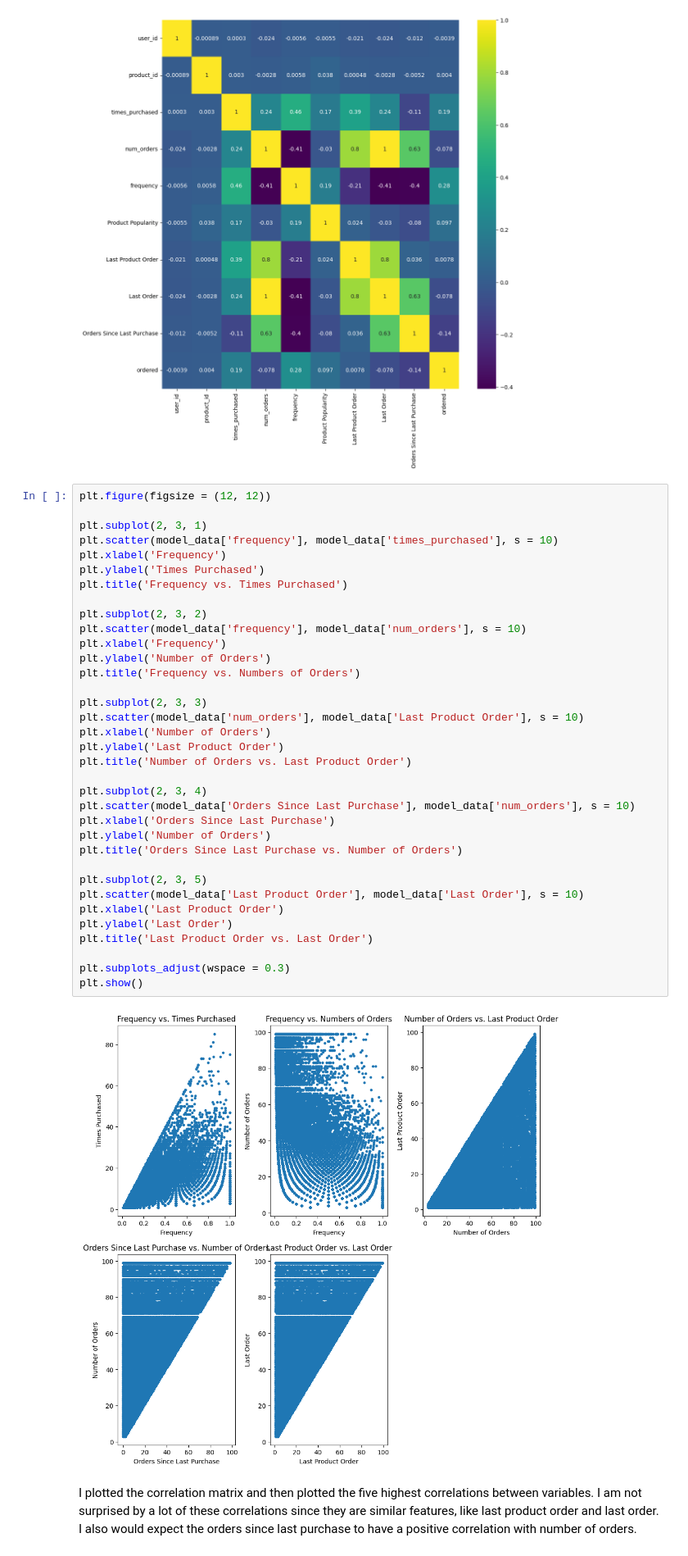
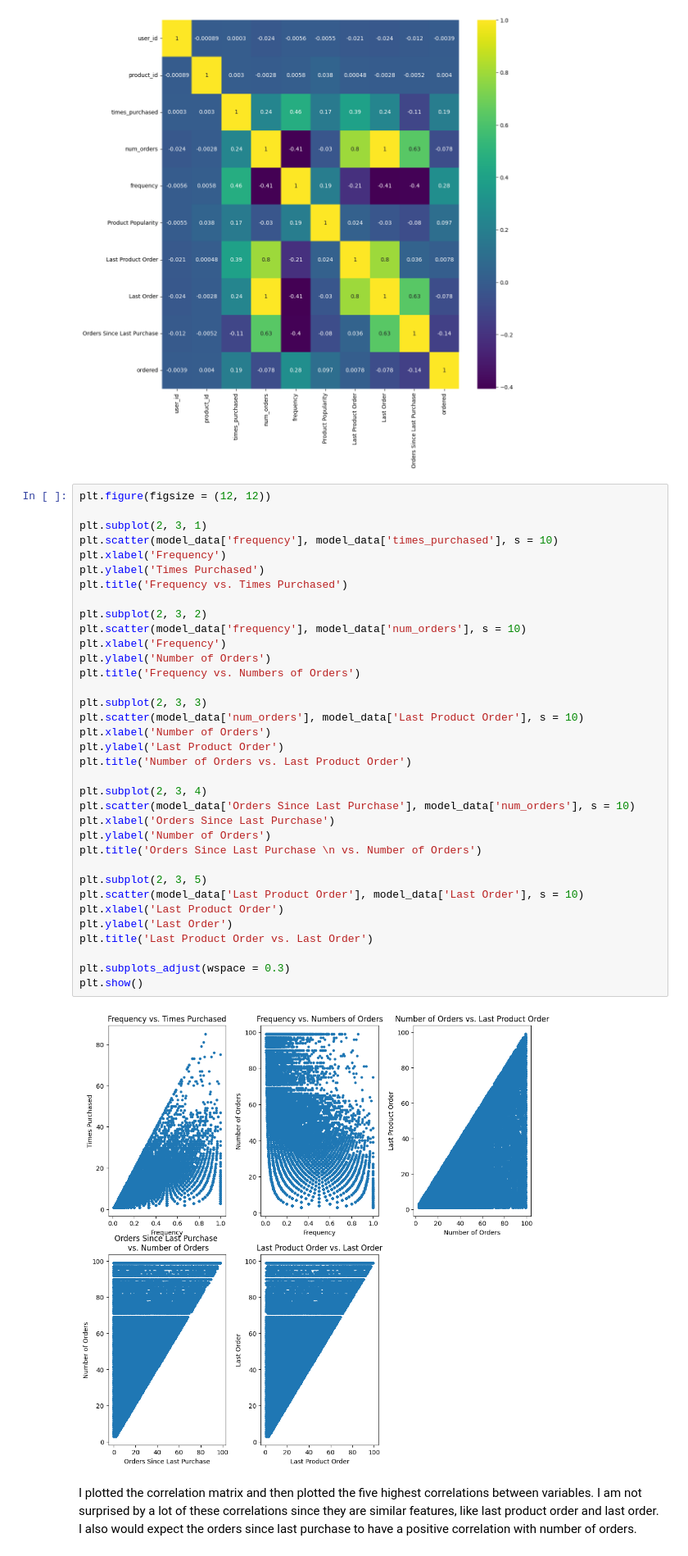
Before and after one commit to eghatzis0527/DX699---HW-Assignments, a Jupyter notebook: OMDS-ModB2-Week6-Hatzis-Eleni.ipynb, the cells around one changed output. Shown at 82% size. Cells and saved outputs as stored; diff of their text form.

```diff
--- a/OMDS-ModB2-Week6-Hatzis-Eleni.ipynb
+++ b/OMDS-ModB2-Week6-Hatzis-Eleni.ipynb
@@ -96,35 +96,35 @@ plt.scatter(model_data['frequency'], model_data['times_purchased'], s = 10)
 plt.xlabel('Frequency')
 plt.ylabel('Times Purchased')
 plt.title('Frequency vs. Times Purchased')
 
 plt.subplot(2, 3, 2)
 plt.scatter(model_data['frequency'], model_data['num_orders'], s = 10)
 plt.xlabel('Frequency')
 plt.ylabel('Number of Orders')
 plt.title('Frequency vs. Numbers of Orders')
 
 plt.subplot(2, 3, 3)
 plt.scatter(model_data['num_orders'], model_data['Last Product Order'], s = 10)
 plt.xlabel('Number of Orders')
 plt.ylabel('Last Product Order')
 plt.title('Number of Orders vs. Last Product Order')
 
 plt.subplot(2, 3, 4)
 plt.scatter(model_data['Orders Since Last Purchase'], model_data['num_orders'], s = 10)
 plt.xlabel('Orders Since Last Purchase')
 plt.ylabel('Number of Orders')
-plt.title('Orders Since Last Purchase vs. Number of Orders')
+plt.title('Orders Since Last Purchase \n vs. Number of Orders')
 
 plt.subplot(2, 3, 5)
 plt.scatter(model_data['Last Product Order'], model_data['Last Order'], s = 10)
 plt.xlabel('Last Product Order')
 plt.ylabel('Last Order')
 plt.title('Last Product Order vs. Last Order')
 
 plt.subplots_adjust(wspace = 0.3)
 plt.show()
 # %% [output]
-[figure, old version]
+[figure, new version]
 # %% [markdown]
 I plotted the correlation matrix and then plotted the five highest correlations between variables. I am not surprised by a lot of these correlations since they are similar features, like last product order and last order. I also would expect the orders since last purchase to have a positive correlation with number of orders.
 # %%
```
Also changed, not shown: parts of 59 cells of this notebook, 3 other files.
